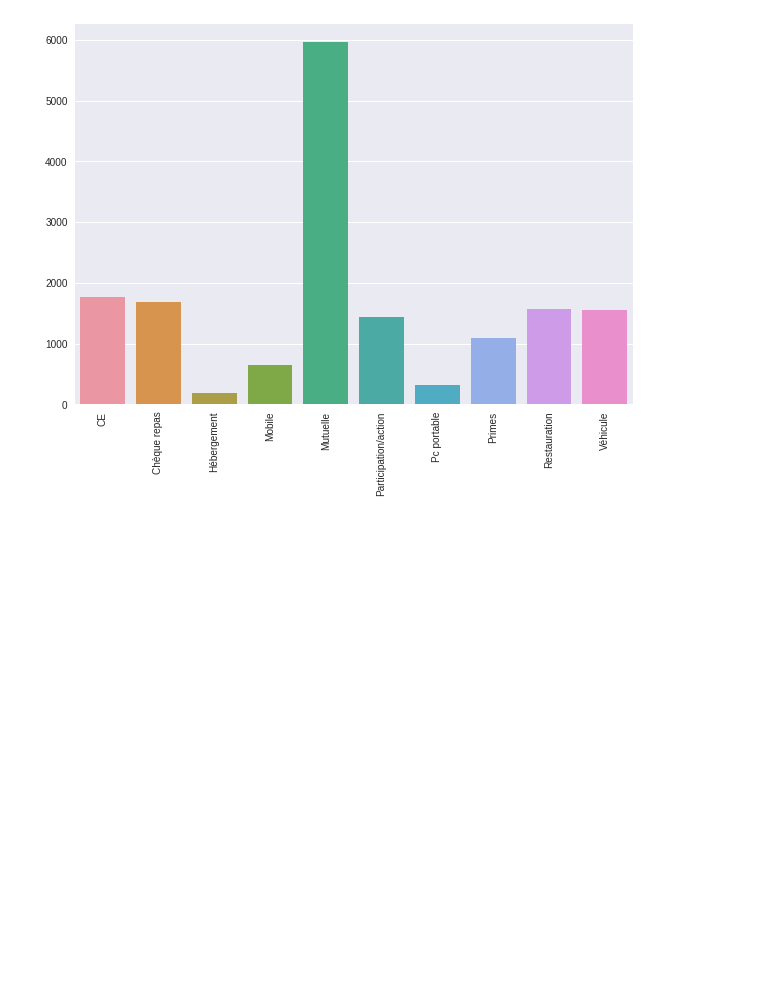
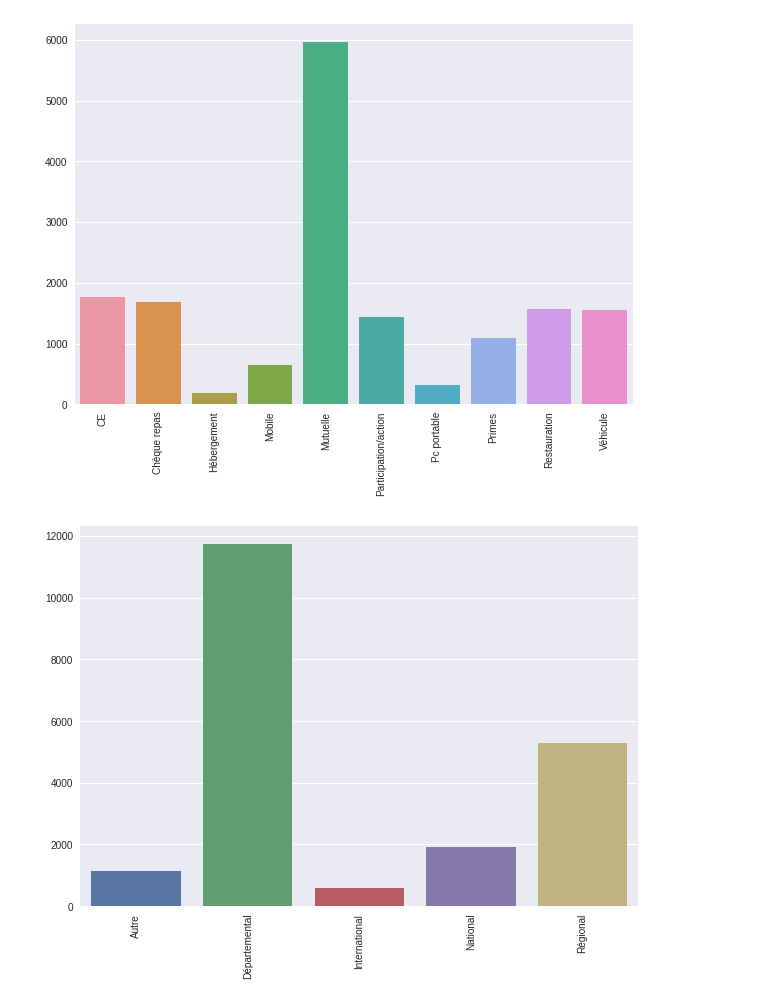
Before and after one commit to sebwdz/JobAnalysis, a Jupyter notebook: notebooks/job_offer_descriptive_analysis.ipynb, the cells around one changed output. Cells and saved outputs as stored; diff of their text form; code cells hidden in the pictures; blank space fills up the shorter version.

```diff
--- a/notebooks/job_offer_descriptive_analysis.ipynb
+++ b/notebooks/job_offer_descriptive_analysis.ipynb
@@ -335,3 +335,16 @@ g.set_xticklabels(rotation=90, labels=type_code.columns.values)
 plt.show()
 # %% [output]
 [figure]
+# %%
+type_code = dict()
+for x in data["TRAVEL_TYPE_NAME"].unique():
+    if type(x) is str:
+        type_code[x] = [data["TRAVEL_TYPE_NAME"][data["TRAVEL_TYPE_NAME"] == x].count()]
+type_code = pd.DataFrame(type_code)
+# %%
+plt.figure(figsize=(10, 7))
+g = sns.barplot(data=type_code)
+g.set_xticklabels(rotation=90, labels=type_code.columns.values)
+plt.show()
+# %% [output]
+[figure, added]
```
Also changed, not shown: parts of 7 cells of this notebook.
